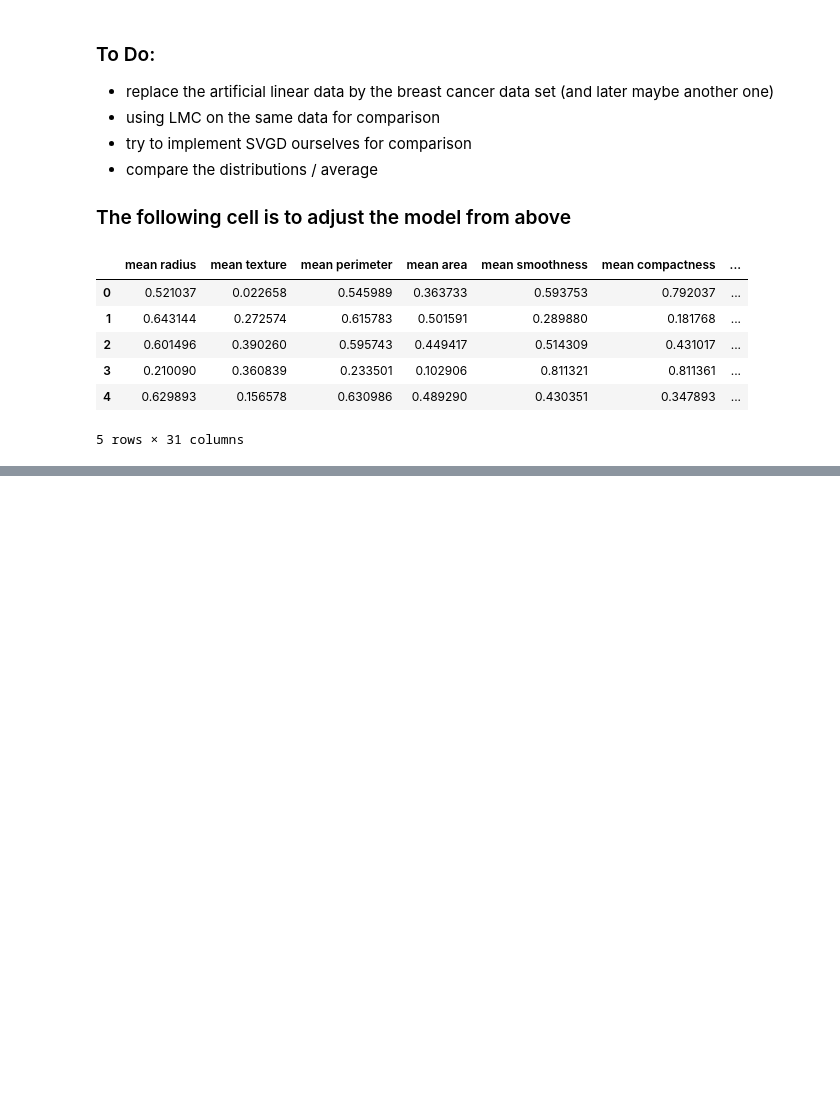
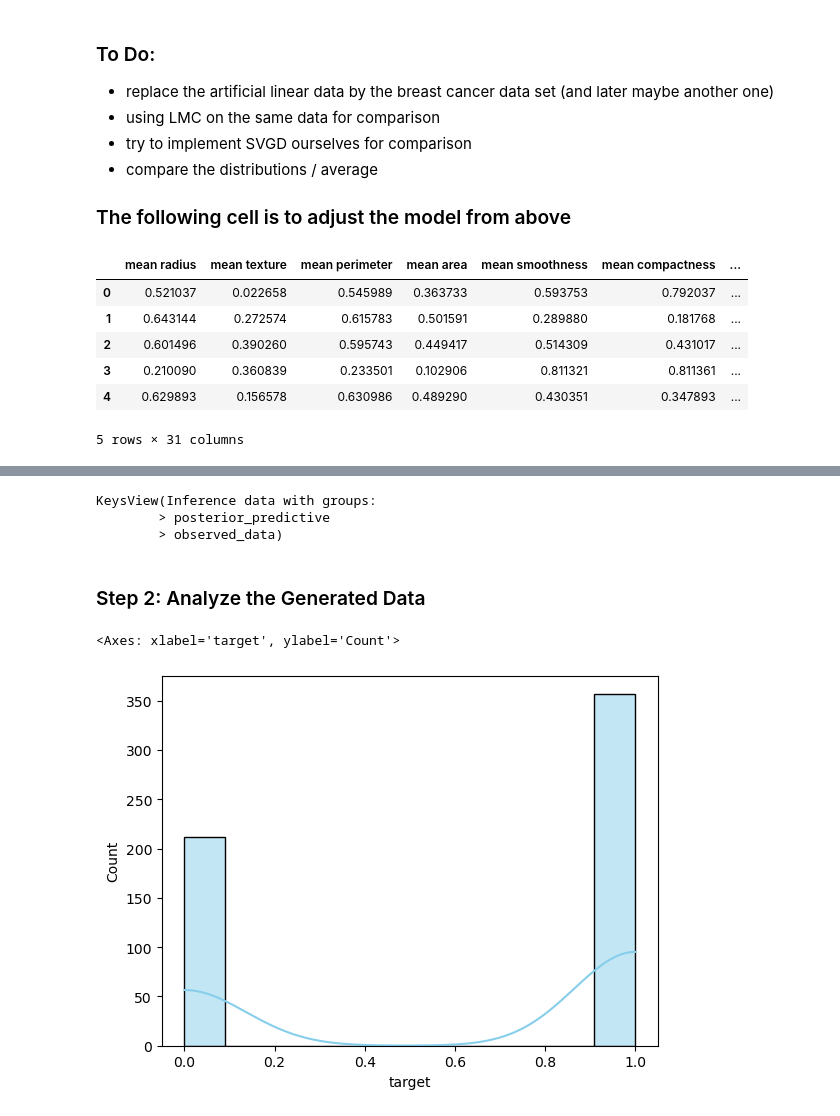
Before and after one commit to pbarriolo/Sampling-Methods-MCMC-Project, a Jupyter notebook: svgd_cleaned.ipynb, the cells around one changed output, grey strips where cells are left out. Cells and saved outputs as stored; diff of their text form; code cells hidden in the pictures; blank space fills up the shorter version.

Commit message:
analyzed the results (incl. a posterior predictive check)

```diff
--- a/svgd_cleaned.ipynb
+++ b/svgd_cleaned.ipynb
@@ -224,0 +270,14 @@ At this point in time, the model from above should work and we can run some expe
+# %%
+print(posterior_predictive.keys())
+# %% [output]
+KeysView(Inference data with groups:
+        > posterior_predictive
+        > observed_data)
+# %% [markdown]
+### Step 2: Analyze the Generated Data
+# %%
+# Plot observed data
+sns.histplot(data=df['target'], color="skyblue", label="Observed Data", kde=True)
+# %% [output]
+<Axes: xlabel='target', ylabel='Count'>
+[figure, added]
```
Also changed, not shown: parts of 15 cells of this notebook.
